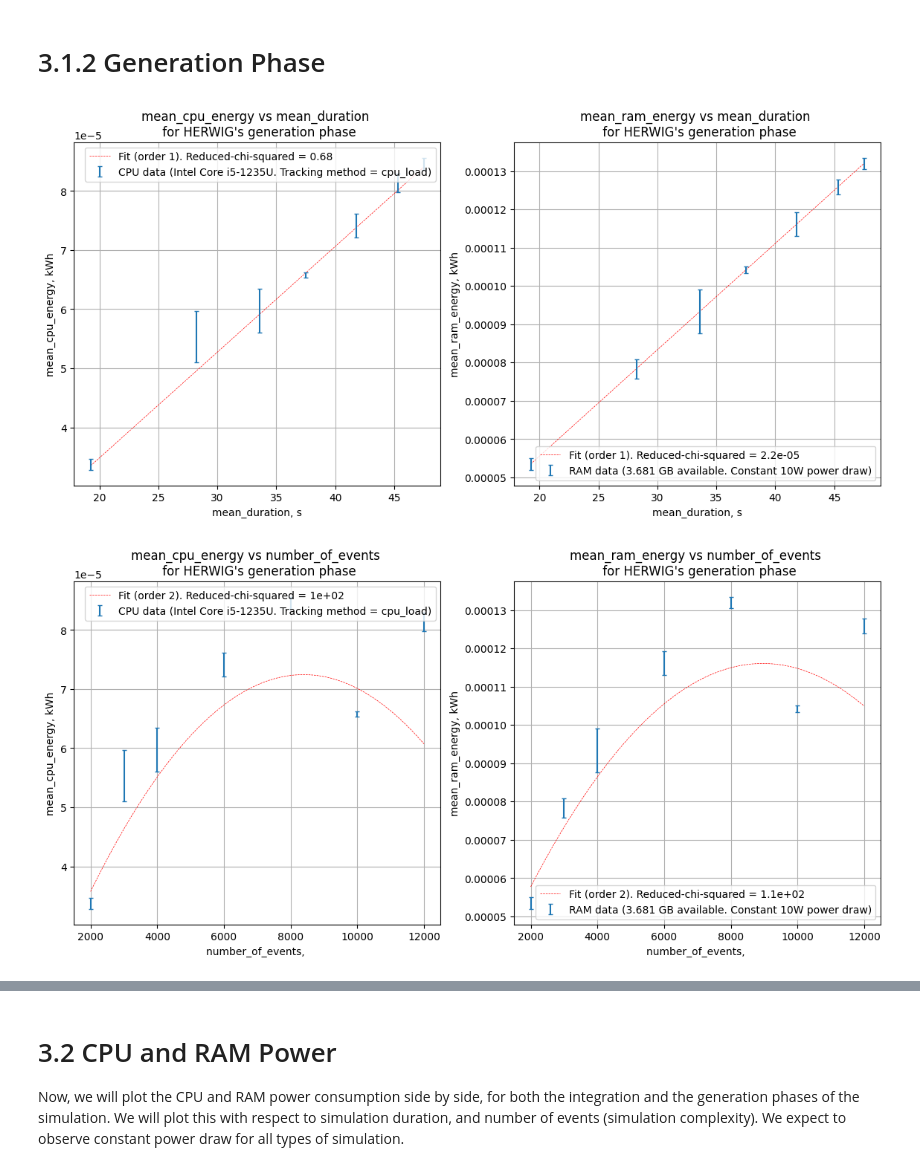
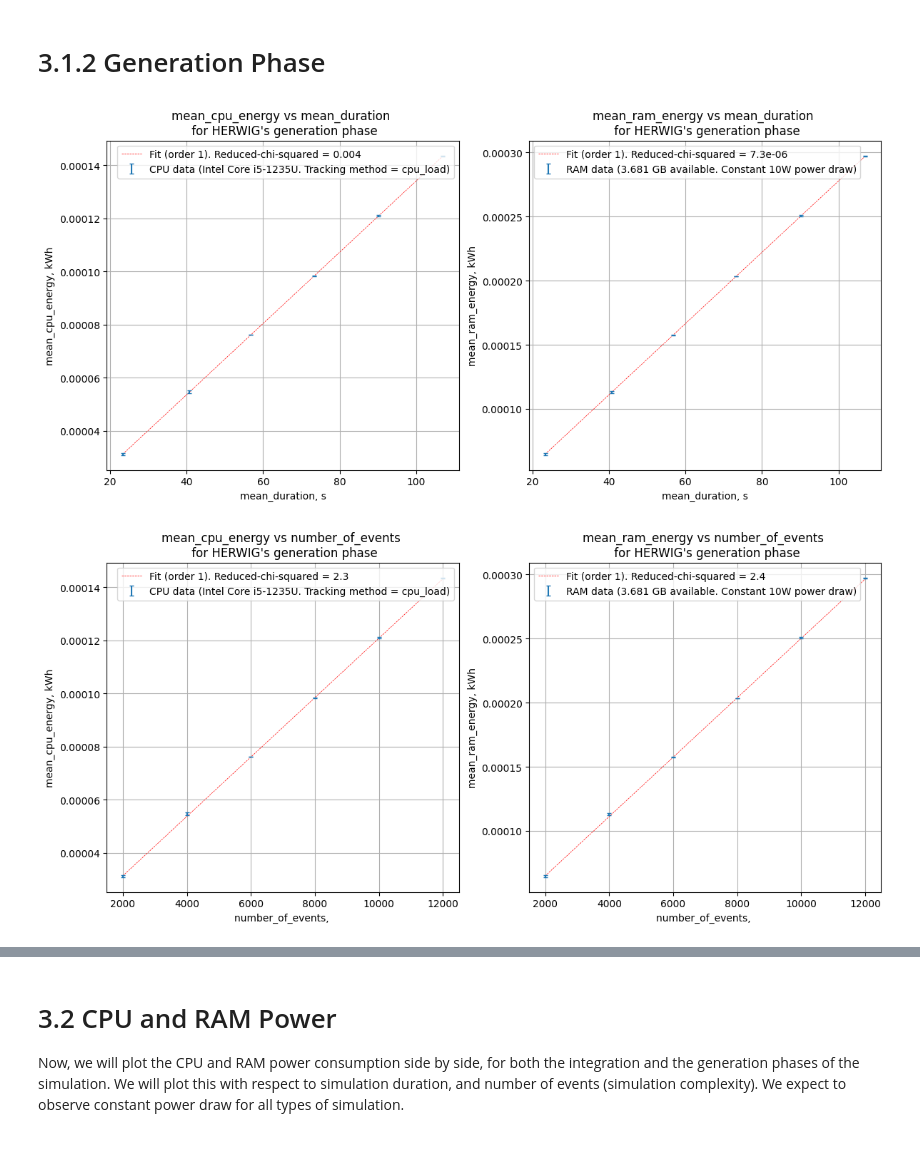
Before and after one commit to rosieschiffmann/herwig-emission-tracking, a Jupyter notebook: Plotting_herwig_cc.ipynb, the cells around one changed output, grey strips where cells are left out. Saved outputs shown, nothing was run; the diff lists cells and outputs as text; code cells hidden in the pictures.

Commit message:
plots with new data from codecarbon display expected trends!

```diff
--- a/Plotting_herwig_cc.ipynb
+++ b/Plotting_herwig_cc.ipynb
@@ -23,8 +23,8 @@ import re
 Here, we will assimilate all of the individual CSV files into 2 separate master CSV files: "Int_master_emissions_data.csv" and "Gen_master_emissions_data.csv". To do this, mean values were calculated for emissions, duration and CPU/GPU energy and power consumption for each raw data file corresponding to a different number of events.
 # %%
 #identify relevant csv files inside repository
-int_files = glob.glob("20250731Int_metadata-*-4.csv")
-gen_files = glob.glob("20250731Gen_metadata-*-4.csv")
+int_files = glob.glob("Int_report-*.csv")
+gen_files = glob.glob("Gen_report-*.csv")
 
 # int_files = glob.glob("*Int_metadata-*-4.csv")
 # gen_files = glob.glob("*Gen_metadata-*-4.csv")
@@ -50,8 +50,13 @@ def generate_master_csv(files, type):
 		mean_cpu_energy = df['cpu_energy'].mean()
 		mean_ram_energy = df['ram_energy'].mean()
 		#obtain number of events from filename
-		match = re.search(r'_metadata-(\d+)-4\.csv', file)
+		match = re.search(r'-(\d+)evt', file)
 		events = int(match.group(1)) if match else None
+
+        # Add a check to ensure events was found before proceeding
+		if events is None:
+			print(f"Warning: Could not extract event number from filename '{file}'. Skipping.")
+			continue
 
 		#propagate errors
 		emissions_err = df['emissions'].std() / np.sqrt(len(df['emissions']))
@@ -154,7 +159,7 @@ def CPU_and_RAM_plotting(process, df, x_variable, CPU_y_variable, CPU_y_err, RAM
     elif CPU_y_variable=="cpu_energy_per_neutron": y_unit=0
     elif CPU_y_variable=="mean_cpu_power":y_unit=3
     elif CPU_y_variable=="mean_emissions": y_unit=1
-    elif CPU_y_variable=="cpu_energy_over_power": y_unit=2
+    elif CPU_y_variable=="cpu_energy_over_power" or CPU_y_variable=="mean_duration" or CPU_y_variable=="duration_per_event": y_unit=2
     else: y_unit=4
 
     if fit:
@@ -229,19 +234,19 @@ CPU_and_RAM_plotting('integration', int_summary_df, "number_of_events",
 # %%
 #plot generation phase energy consumption vs simulation duration
 CPU_and_RAM_plotting('generation', gen_summary_df, "mean_duration",
          "mean_cpu_energy", "cpu_energy_err",
          "mean_ram_energy", "ram_energy_err",
          True, 1)
 #plot generation phase energy consumption vs number of events simulated
 CPU_and_RAM_plotting('generation', gen_summary_df, "number_of_events",
          "mean_cpu_energy", "cpu_energy_err",
          "mean_ram_energy", "ram_energy_err",
-         True, 2)
+         True, 1)
 #plot generation phase energy consumption per event vs number of events simulated
 CPU_and_RAM_plotting('generation', gen_summary_df, "number_of_events",
                     "cpu_energy_per_event", "cpu_energy_per_event_err",
                     "ram_energy_per_event", "ram_energy_per_event_err",
-                    True, 2)
+                    True, 4)
 # %% [output]
-[figure, old version]
+[figure, new version]
-[figure, old version]
+[figure, new version]
```
Also changed, not shown: parts of 10 cells of this notebook.
